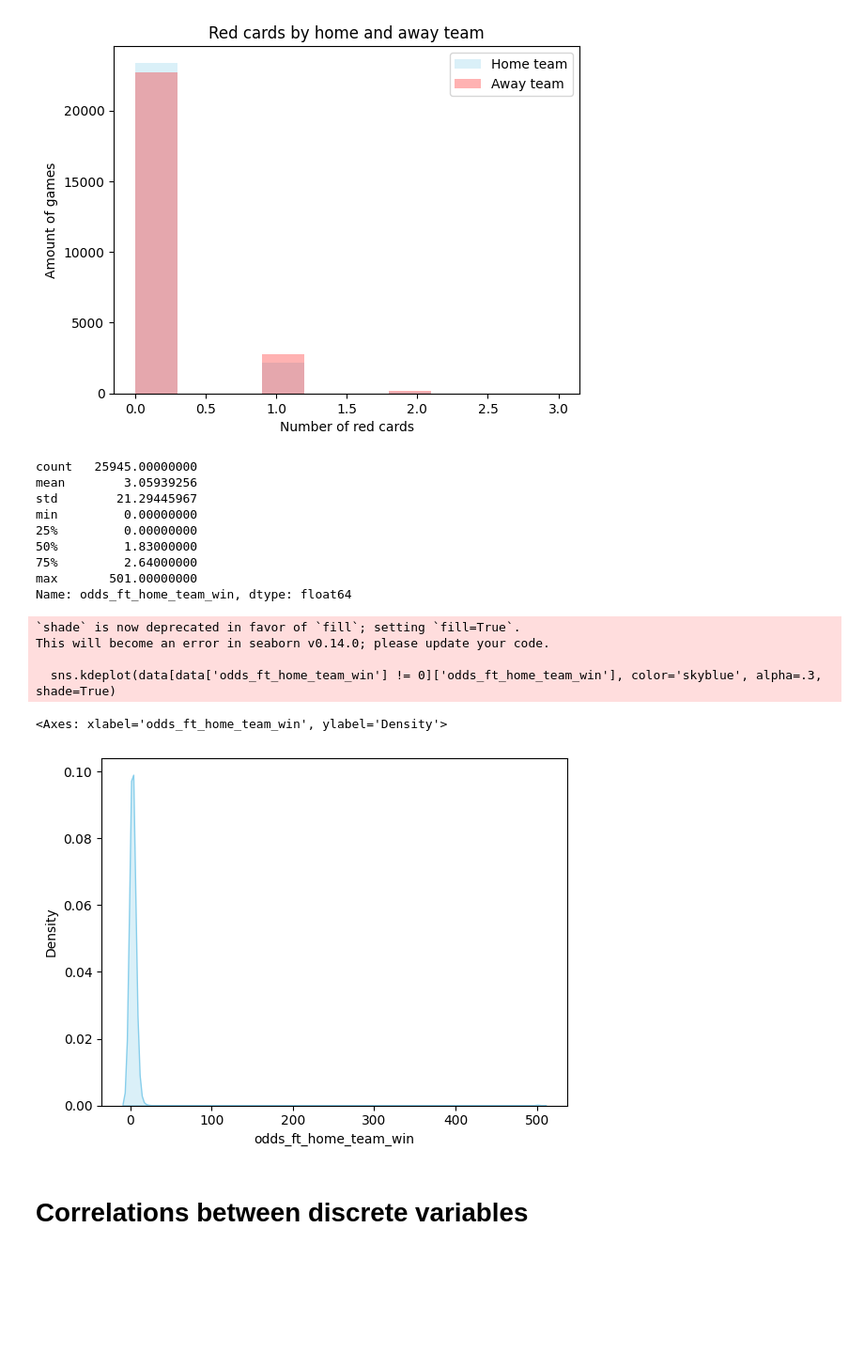
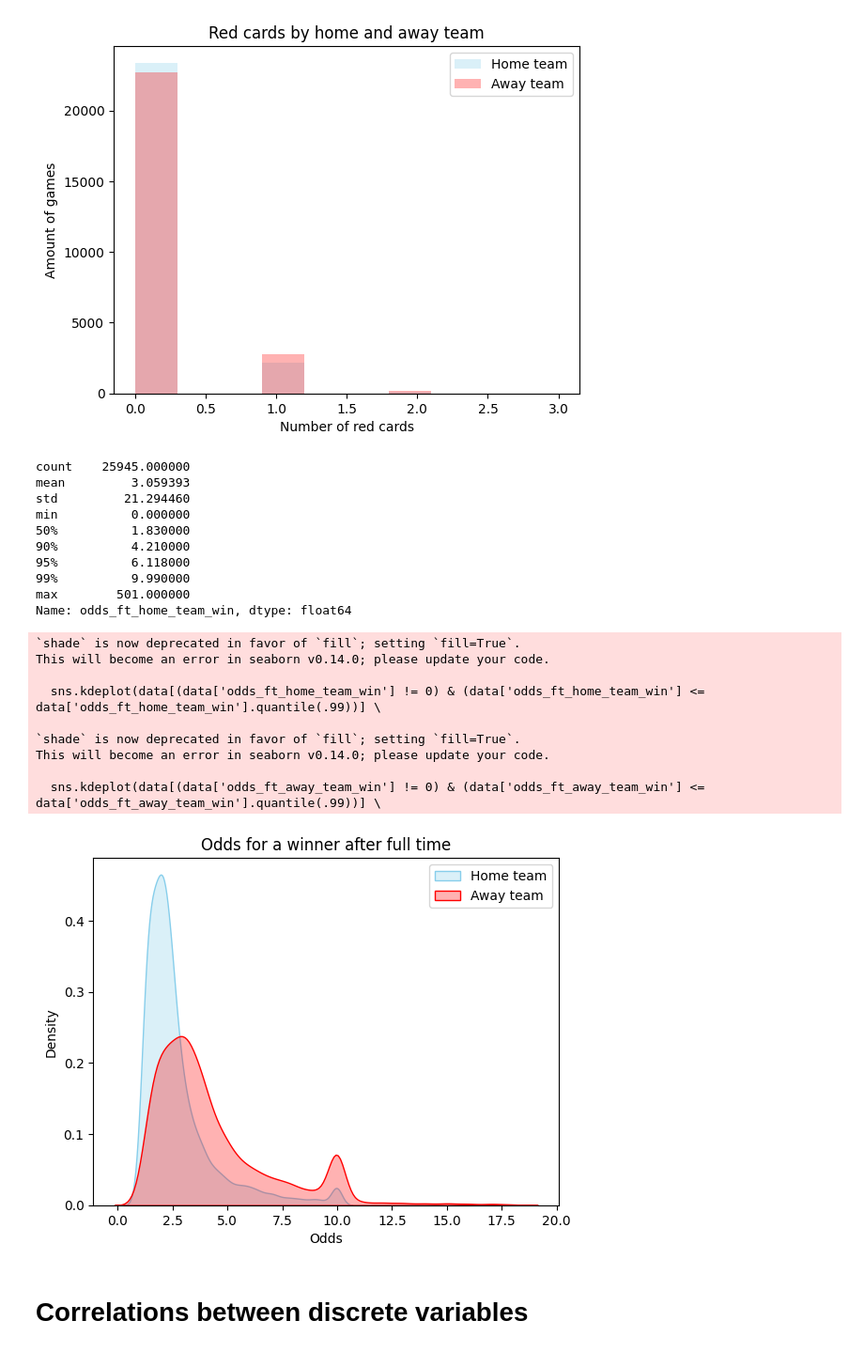
Before and after one commit to lukaszlewickii/football_games_predictor, a Jupyter notebook: eda.ipynb, the cells around one changed output. Shown at 94% size. Cells and saved outputs as stored; diff of their text form; code cells hidden in the pictures; blank space fills up the shorter version.

```diff
--- a/eda.ipynb
+++ b/eda.ipynb
@@ -176,28 +176,40 @@ plt.show()
 # %% [output]
 [figure]
 # %%
-data['odds_ft_home_team_win'].describe(percentiles=[])
+data['odds_ft_home_team_win'].describe(percentiles=[.9, .95, .99])
 # %% [output]
-count   25945.00000000
-mean        3.05939256
-std        21.29445967
-min         0.00000000
-25%         0.00000000
-50%         1.83000000
-75%         2.64000000
-max       501.00000000
+count    25945.000000
+mean         3.059393
+std         21.294460
+min          0.000000
+50%          1.830000
+90%          4.210000
+95%          6.118000
+99%          9.990000
+max        501.000000
 Name: odds_ft_home_team_win, dtype: float64
-# %%
-data['odds_ft_home_team_win'].value_counts()
-
-sns.kdeplot(data[data['odds_ft_home_team_win'] != 0]['odds_ft_home_team_win'], color='skyblue', alpha=.3, shade=True)
-# %% [output]
-`shade` is now deprecated in favor of `fill`; setting `fill=True`.
-This will become an error in seaborn v0.14.0; please update your code.
-
-  sns.kdeplot(data[data['odds_ft_home_team_win'] != 0]['odds_ft_home_team_win'], color='skyblue', alpha=.3, shade=True)
-<Axes: xlabel='odds_ft_home_team_win', ylabel='Density'>
-[figure, removed]
+# %%
+data['odds_ft_home_team_win'].value_counts()
+
+sns.kdeplot(data[(data['odds_ft_home_team_win'] != 0) & (data['odds_ft_home_team_win'] <= data['odds_ft_home_team_win'].quantile(.99))] \
+                            ['odds_ft_home_team_win'], color='skyblue', alpha=.3, shade=True)
+sns.kdeplot(data[(data['odds_ft_away_team_win'] != 0) & (data['odds_ft_away_team_win'] <= data['odds_ft_away_team_win'].quantile(.99))] \
+                            ['odds_ft_away_team_win'], color='red', alpha=.3, shade=True)
+plt.xlabel('Odds')
+plt.legend(['Home team', 'Away team'])
+plt.title('Odds for a winner after full time')
+plt.show()
+# %% [output]
+`shade` is now deprecated in favor of `fill`; setting `fill=True`.
+This will become an error in seaborn v0.14.0; please update your code.
+
+  sns.kdeplot(data[(data['odds_ft_home_team_win'] != 0) & (data['odds_ft_home_team_win'] <= data['odds_ft_home_team_win'].quantile(.99))] \
+
+`shade` is now deprecated in favor of `fill`; setting `fill=True`.
+This will become an error in seaborn v0.14.0; please update your code.
+
+  sns.kdeplot(data[(data['odds_ft_away_team_win'] != 0) & (data['odds_ft_away_team_win'] <= data['odds_ft_away_team_win'].quantile(.99))] \
+[figure, added]
 # %% [markdown]
 # Correlations between discrete variables
 # %%
```
